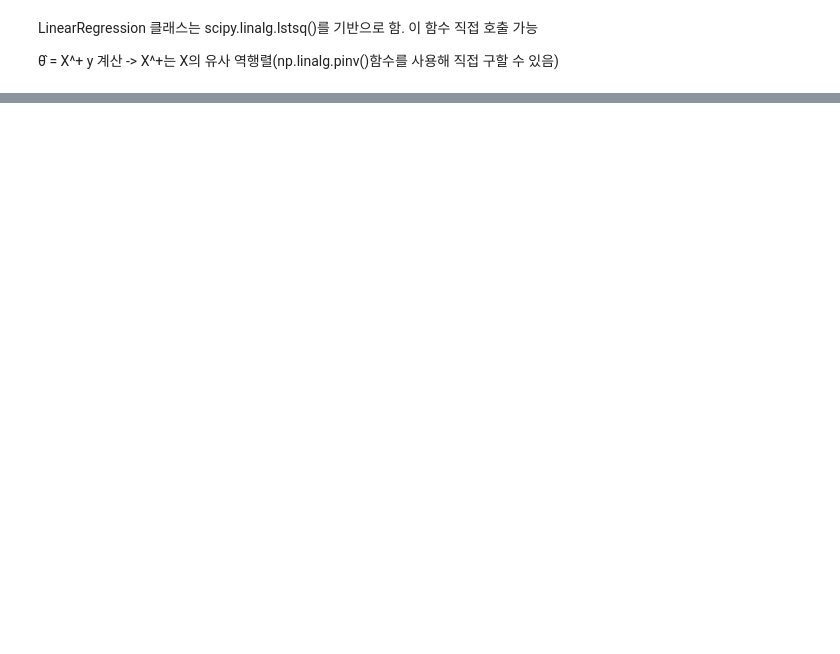
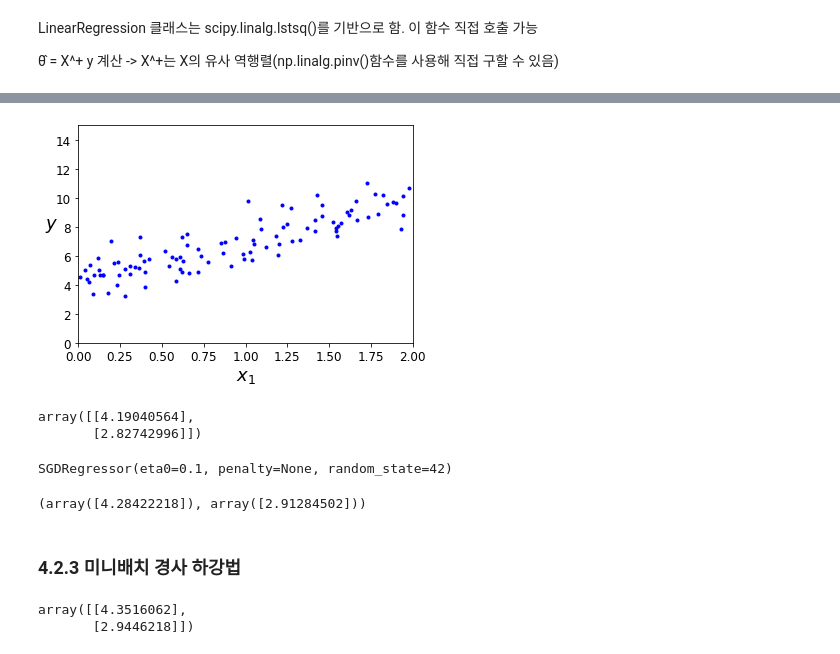
Before and after one commit to HIsu1231/Hands-On-ML, a Jupyter notebook: Chapter_4.ipynb, the cells around one changed output, grey strips where cells are left out. Saved outputs shown, nothing was run; the diff lists cells and outputs as text; code cells hidden in the pictures; blank space fills up the shorter version.

```diff
--- a/Chapter_4.ipynb
+++ b/Chapter_4.ipynb
@@ -103,0 +207,46 @@ array([[4.16833939],
+# %%
+n_epochs = 50
+t0, t1 = 5, 50   #학습 스케줄 하이퍼파라미터
+
+def learning_schedule(t):
+    return t0 / (t + t1)
+
+theta = np.random.randn(2,1)
+
+for epoch in range(n_epochs):
+    for i in range(m):
+
+        random_index = np.random.randint(m)
+        xi = X_b[random_index: random_index+1]
+        yi = y[random_index:random_index+1]
+        gradients = 2 * xi.T.dot(xi.dot(theta) - yi)
+        eta = learning_schedule(epoch * m + i)
+        theta = theta - eta * gradients
+
+
+plt.plot(X, y, "b.")
+plt.xlabel("$x_1$", fontsize=18)
+plt.ylabel("$y$", rotation=0, fontsize=18)
+plt.axis([0, 2, 0, 15])
+plt.show()
+# %% [output]
+[figure, added]
+# %%
+theta
+# %% [output]
+array([[4.19040564],
+       [2.82742996]])
+# %%
+from sklearn.linear_model import SGDRegressor
+
+sgd_reg = SGDRegressor(max_iter = 1000, tol=1e-3, penalty=None, eta0=0.1, random_state=42)
+#최대 1000번 에포크 동안 실행, 한 에포크에서 0.001보다 적게 손실이 줄어들 때까지 실행, 학습률 0.1로 기본 학습 스케쥴 사용
+sgd_reg.fit(X, y.ravel())
+# %% [output]
+SGDRegressor(eta0=0.1, penalty=None, random_state=42)
+# %%
+sgd_reg.intercept_, sgd_reg.coef_
+# %% [output]
+(array([4.28422218]), array([2.91284502]))
+# %% [markdown]
+### 4.2.3 미니배치 경사 하강법
@@ -103,0 +281,5 @@ array([[4.16833939],
+# %%
+theta
+# %% [output]
+array([[4.3516062],
+       [2.9446218]])
```
Also changed, not shown: parts of 33 cells of this notebook.
